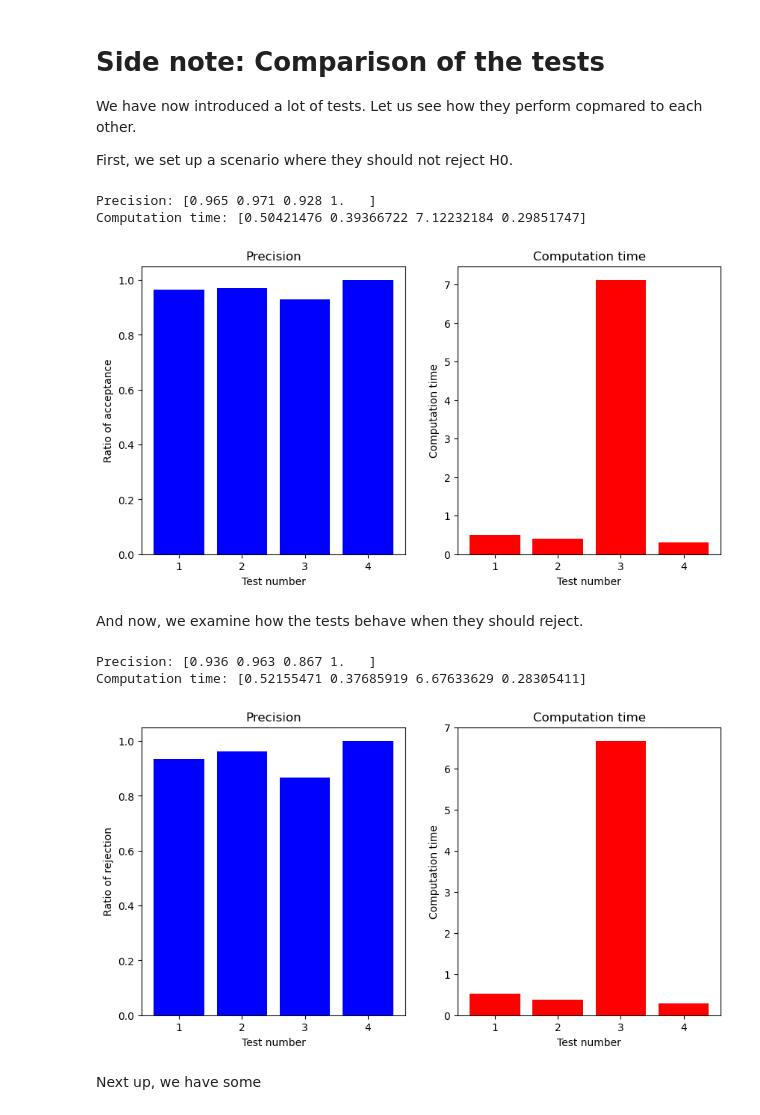
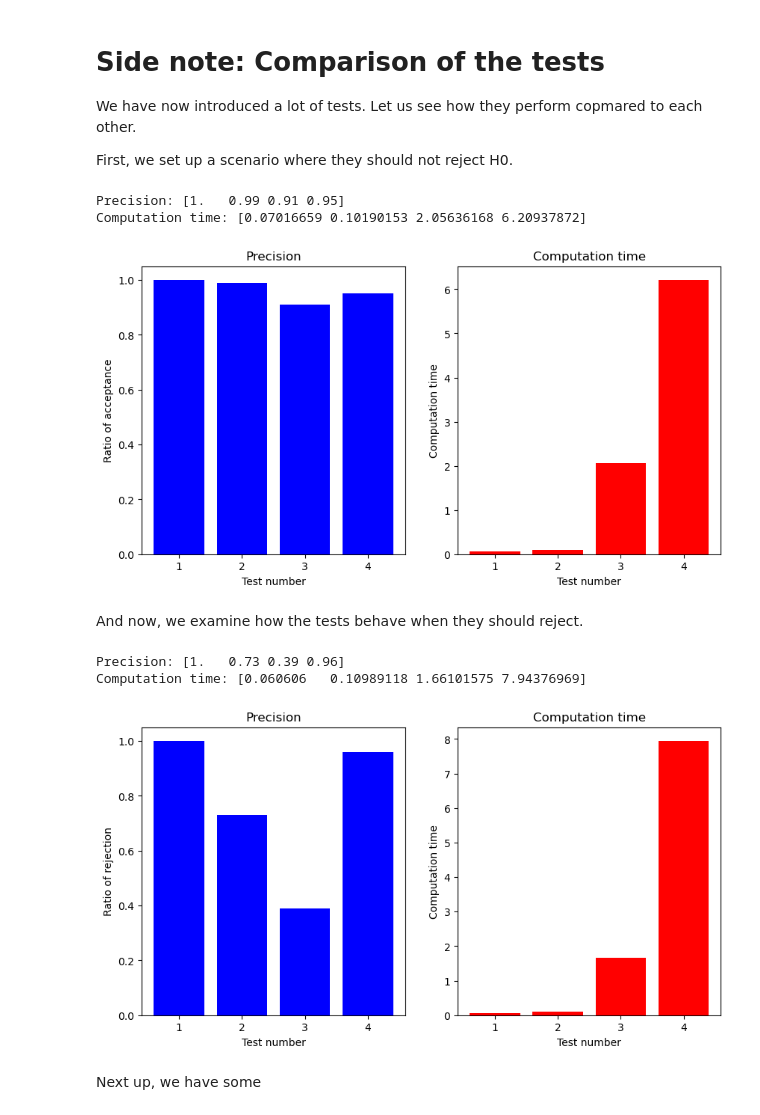
Before and after one commit to PrinceOfCzechia/sequential-test-sim, a Jupyter notebook: notebook.ipynb, the cells around one changed output. Drawn from its saved outputs; the diff is of its cells as text; code cells hidden in the pictures.

```diff
--- a/notebook.ipynb
+++ b/notebook.ipynb
@@ -118,7 +118,7 @@ It approximately holds that $L_1(p_0)=1-\alpha$, i.e. **P**(type 1 error, $p_0$)
 n1 = 50
 n2 = 50
 
-p = 0.45
+p = 0.70
 p0 = 0.30
 p1 = 0.70
 
@@ -147,7 +147,7 @@ def test2( n1, n2, alpha, p0, p1, verbose=False ):
     elif( Sn > b ): return True
     else:
         x = np.append( x, np.array( [ gen_X( p ) for i in range( n2 ) ] ) ) # extend the sample
-        b = eval_b( n1+n2, p1, alpha )
+        b = eval_b( n1+n2, p1, 2*alpha )
         Sn = np.sum( x ) # recalculate test statistic
         if verbose: print( 'Stage two:\nb =', b, ', Sn =', Sn)
         if( Sn <= b ): return False
@@ -301,13 +301,11 @@ plt.show()
 # %% [markdown]
 The idea is to first draw a sample of size *n* and see if we can decide. If not, draw another variable and repeat until one of the critical inequalities is violated. This will happen with probability 1.
 # %%
-n = 10
-
 alpha = 0.05
 beta = 0.05
 
-p0 = 0.40
-p1 = 0.41
+p0 = 0.30
+p1 = 0.45
 
 a = math.log( (1-beta) / alpha )
 b = math.log( beta / (1-alpha) )
@@ -321,12 +319,12 @@ s = math.log( (1-p0)/(1-p1) ) / math.log( (p1*(1-p0)) / (p0*(1-p1)) )
 def test4( p, n_init, n_add = 1, verbose = False ):
     counter = 1
     x = np.array( [ gen_X( p ) for i in range( n_init ) ] )
-    while hb + (n*counter)*s < sum( x ) and sum( x ) < ha + (n*counter)*s:
+    while hb + (n_init+n_add*counter)*s < sum( x ) and sum( x ) < ha + (n_init+n_add*counter)*s:
         counter += 1
         x = np.append( x, np.array( [ gen_X( p ) for i in range( n_add ) ] ) ) # extend the sample
     if verbose:
         print( 'data = \n', np.where( x, 1, 0 ) )
         print( counter-1, 'sample extensions required' )
-    if sum( x ) < hb + (n*counter)*s: return False
+    if sum( x ) < hb + (n_init+n_add*counter)*s: return False
     else: return True
 # %%
@@ -462,7 +441,7 @@ import time
 p = 0.10
 
 p0 = 0.10
-p1 = 0.11
+p1 = 0.15
 
 alpha = 0.05
 beta = 0.05
@@ -476,19 +455,19 @@ hb = b / math.log( (p1*(1-p0)) / (p0*(1-p1)) )
 s = math.log( (1-p0)/(1-p1) ) / math.log( (p1*(1-p0)) / (p0*(1-p1)) )
 
 start_t1 = time.time()
-arr_res1 = np.array( [ test1( eval_k( n = 100, p0 = p0, alpha = 0.05) ) for _ in range(1000) ] )
+arr_res1 = np.array( [ test1( eval_k( n = 100, p0 = p0, alpha = 0.05) ) for _ in range(100) ] )
 start_t2 = time.time()
-arr_res2 = np.array( [ test2( n1 = 50, n2 = 50, alpha = 0.05, p0 = p0, p1 = p1 ) for _ in range(1000) ] )
+arr_res2 = np.array( [ test2( n1 = 50, n2 = 50, alpha = 0.05, p0 = p0, p1 = p1 ) for _ in range(100) ] )
 start_t3 = time.time()
-arr_res3 = np.array( [ test3( n =50, N = 100, p0 = p0, alpha = 0.05 ) for _ in range(1000) ] )
+arr_res3 = np.array( [ test3( n = 50, N = 100, p0 = p0, alpha = 0.05 ) for _ in range(100) ] )
 start_t4 = time.time()
-arr_res4 = np.array( [ test4( p = 0.10, n_init = 20, n_add = 1 ) for _ in range(1000) ] )
+arr_res4 = np.array( [ test4( p = 0.10, n_init = 20, n_add = 5 ) for _ in range(100) ] )
 end_t = time.time()
 
-y1 = ( 1000 - np.sum( arr_res1 ) ) / 1000
-y2 = ( 1000 - np.sum( arr_res2 ) ) / 1000
-y3 = ( 1000 - np.sum( arr_res3 ) ) / 1000
-y4 = ( 1000 - np.sum( arr_res4 ) ) / 1000
+y1 = ( 100 - np.sum( arr_res1 ) ) / 100
+y2 = ( 100 - np.sum( arr_res2 ) ) / 100
+y3 = ( 100 - np.sum( arr_res3 ) ) / 100
+y4 = ( 100 - np.sum( arr_res4 ) ) / 100
 
 arr_x = np.array( [ 1, 2, 3, 4 ] )
 arr_y = np.array( [ y1, y2, y3, y4 ] )
@@ -517,16 +496,16 @@ axs[1].set_ylabel( 'Computation time' )
 
 plt.show()
 # %% [output]
-Precision: [0.965 0.971 0.928 1.   ]
-Computation time: [0.50421476 0.39366722 7.12232184 0.29851747]
+Precision: [1.   0.99 0.91 0.95]
+Computation time: [0.07016659 0.10190153 2.05636168 6.20937872]
-[figure, old version]
+[figure, new version]
 # %% [markdown]
 And now, we examine how the tests behave when they should reject.
 # %%
-p = 0.11
+p = 0.15
 
 p0 = 0.10
-p1 = 0.11
+p1 = 0.15
 
 alpha = 0.05
 beta = 0.05
@@ -540,50 +519,50 @@ hb = b / math.log( (p1*(1-p0)) / (p0*(1-p1)) )
 s = math.log( (1-p0)/(1-p1) ) / math.log( (p1*(1-p0)) / (p0*(1-p1)) )
 
 start_t1 = time.time()
-arr_res1 = np.array( [ test1( eval_k( n = 100, p0 = p0, alpha = 0.05) ) for _ in range(1000) ] )
+arr_res1 = np.array( [ test1( eval_k( n = 100, p0 = p0, alpha = 0.05) ) for _ in range(100) ] )
 start_t2 = time.time()
-arr_res2 = np.array( [ test2( n1 = 50, n2 = 50, alpha = 0.05, p0 = p0, p1 = p1 ) for _ in range(1000) ] )
+arr_res2 = np.array( [ test2( n1 = 50, n2 = 50, alpha = 0.05, p0 = p0, p1 = p1 ) for _ in range(100) ] )
 start_t3 = time.time()
-arr_res3 = np.array( [ test3( n =50, N = 100, p0 = p0, alpha = 0.05 ) for _ in range(1000) ] )
+arr_res3 = np.array( [ test3( n =50, N = 100, p0 = p0, alpha = 0.05 ) for _ in range(100) ] )
 start_t4 = time.time()
-arr_res4 = np.array( [ test4( p = 0.10, n_init = 20, n_add = 1 ) for _ in range(1000) ] )
+arr_res4 = np.array( [ test4( p = 0.10, n_init = 20, n_add = 5 ) for _ in range(100) ] )
 end_t = time.time()
 
-y1 = ( 1000 - np.sum( arr_res1 ) ) / 1000
-y2 = ( 1000 - np.sum( arr_res2 ) ) / 1000
-y3 = ( 1000 - np.sum( arr_res3 ) ) / 1000
-y4 = ( 1000 - np.sum( arr_res4 ) ) / 1000
+y1 = ( 100 - np.sum( arr_res1 ) ) / 100
+y2 = ( 100 - np.sum( arr_res2 ) ) / 100
+y3 = ( 100 - np.sum( arr_res3 ) ) / 100
+y4 = ( 100 - np.sum( arr_res4 ) ) / 100
 
 arr_x = np.array( [ 1, 2, 3, 4 ] )
 arr_y = np.array( [ y1, y2, y3, y4 ] )
 arr_t = np.array( [
     start_t2 - start_t1,
     start_t3 - start_t2,
     start_t4 - start_t3,
     end_t - start_t4
 ] )
 
 print( 'Precision:', arr_y )
 print( 'Computation time:', arr_t )
 
 
 fig, axs = plt.subplots(1, 2, figsize=(10, 5))
 
 axs[0].bar( arr_x, arr_y, color='blue' )
 axs[0].set_title( 'Precision' )
 axs[0].set_xlabel( 'Test number' )
 axs[0].set_ylabel( 'Ratio of rejection' )
 
 axs[1].bar( arr_x, arr_t, color='red' )
 axs[1].set_title( 'Computation time' )
 axs[1].set_xlabel( 'Test number' )
 axs[1].set_ylabel( 'Computation time' )
 
 plt.show()
 # %% [output]
-Precision: [0.936 0.963 0.867 1.   ]
-Computation time: [0.52155471 0.37685919 6.67633629 0.28305411]
+Precision: [1.   0.73 0.39 0.96]
+Computation time: [0.060606   0.10989118 1.66101575 7.94376969]
-[figure, old version]
+[figure, new version]
 # %% [markdown]
 Next up, we have some
 # %% [markdown]
```
Also changed, not shown: parts of 14 cells of this notebook.
